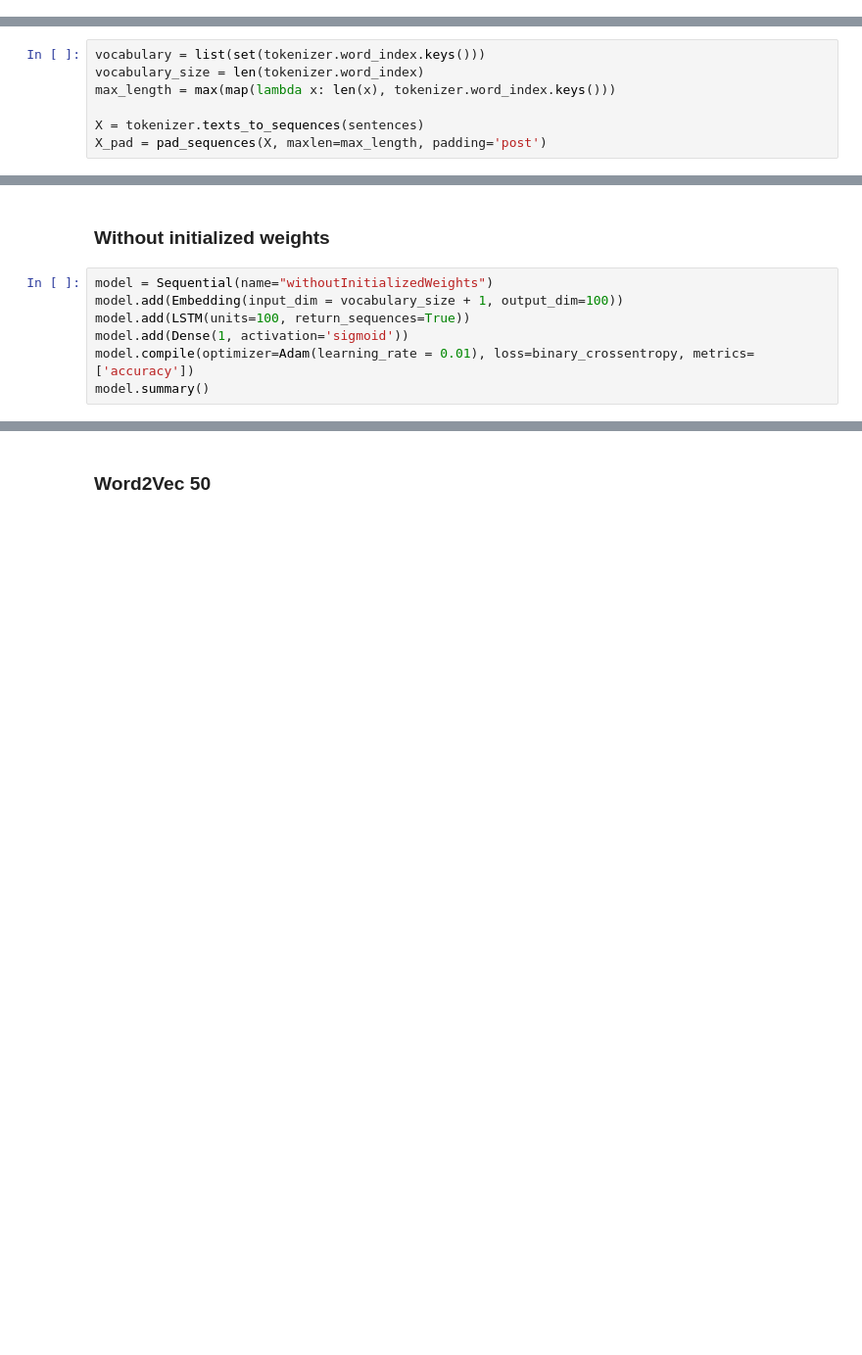
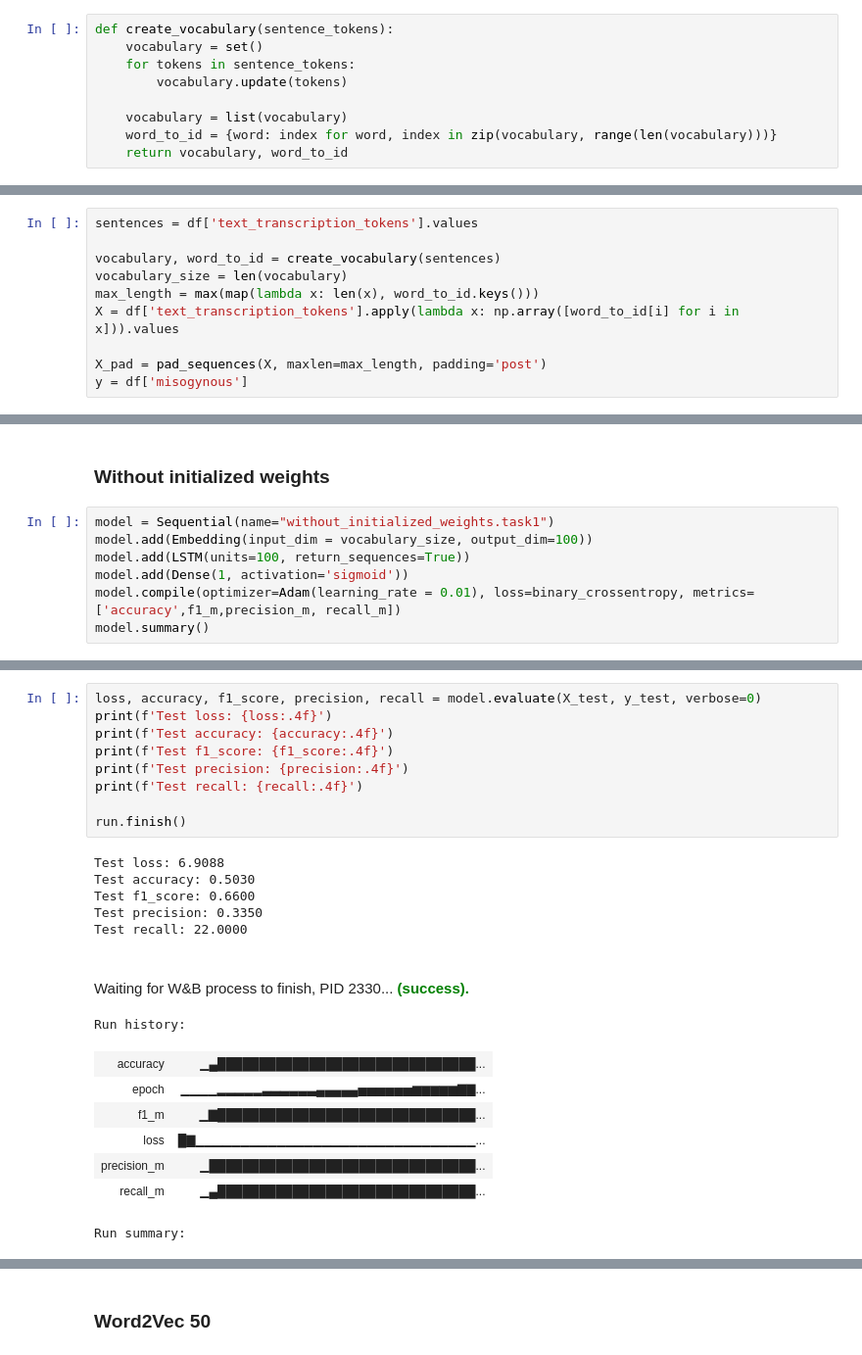
Before and after one commit to Aleksandar1932/NLP_2021, a Jupyter notebook: Laboratory Exercises/2/Laboratory Exercise 2.ipynb, the cells around one changed output, grey strips where cells are left out. Shown at 98% size. Saved outputs shown, nothing was run; the diff lists cells and outputs as text; blank space fills up the shorter version.

```diff
--- a/Laboratory Exercises/2/Laboratory Exercise 2.ipynb
+++ b/Laboratory Exercises/2/Laboratory Exercise 2.ipynb
@@ -22,3 +101,12 @@ def save(name, words, vectors, path='.'):
+# %%
+def create_vocabulary(sentence_tokens):
+    vocabulary = set()
+    for tokens in sentence_tokens:
+        vocabulary.update(tokens)
+
+    vocabulary = list(vocabulary)
+    word_to_id = {word: index for word, index in zip(vocabulary, range(len(vocabulary)))}
+    return vocabulary, word_to_id
 # %% [markdown]
 # Load Dataset
 # %%
@@ -84,7 +168,10 @@ tokenizer.fit_on_texts(sentences)
 # %%
-vocabulary = list(set(tokenizer.word_index.keys()))
-vocabulary_size = len(tokenizer.word_index)
-max_length = max(map(lambda x: len(x), tokenizer.word_index.keys()))
+sentences = df['text_transcription_tokens'].values
 
-X = tokenizer.texts_to_sequences(sentences)
+vocabulary, word_to_id = create_vocabulary(sentences)
+vocabulary_size = len(vocabulary)
+max_length = max(map(lambda x: len(x), word_to_id.keys()))
+X = df['text_transcription_tokens'].apply(lambda x: np.array([word_to_id[i] for i in x])).values
+
 X_pad = pad_sequences(X, maxlen=max_length, padding='post')
+y = df['misogynous']
@@ -114,10 +196,10 @@ X_train, X_test, y_train, y_test = train_test_split(X_pad, y, test_size=0.1)
 # %% [markdown]
 ### Without initialized weights
 # %%
-model = Sequential(name="withoutInitializedWeights")
-model.add(Embedding(input_dim = vocabulary_size + 1, output_dim=100))
+model = Sequential(name="without_initialized_weights.task1")
+model.add(Embedding(input_dim = vocabulary_size, output_dim=100))
 model.add(LSTM(units=100, return_sequences=True))
 model.add(Dense(1, activation='sigmoid'))
-model.compile(optimizer=Adam(learning_rate = 0.01), loss=binary_crossentropy, metrics=['accuracy'])
+model.compile(optimizer=Adam(learning_rate = 0.01), loss=binary_crossentropy, metrics=['accuracy',f1_m,precision_m, recall_m])
 model.summary()
 # %% [output]
@@ -179,0 +253,24 @@ Find logs at: ./wandb/run-20211113_173217-4k00y4cp/logs
+# %%
+loss, accuracy, f1_score, precision, recall = model.evaluate(X_test, y_test, verbose=0)
+print(f'Test loss: {loss:.4f}')
+print(f'Test accuracy: {accuracy:.4f}')
+print(f'Test f1_score: {f1_score:.4f}')
+print(f'Test precision: {precision:.4f}')
+print(f'Test recall: {recall:.4f}')
+
+run.finish()
+# %% [output]
+Test loss: 6.9088
+Test accuracy: 0.5030
+Test f1_score: 0.6600
+Test precision: 0.3350
+Test recall: 22.0000
+Waiting for W&B process to finish, PID 2330... (success).
+Run history:
+| accuracy | ▁▄███████████████████████████████... |
+| epoch | ▁▁▁▁▂▂▂▂▂▃▃▃▃▃▃▄▄▄▄▄▅▅▅▅▅▅▆▆▆▆▆▇▇... |
+| f1_m | ▁▇███████████████████████████████... |
+| loss | █▇▁▁▁▁▁▁▁▁▁▁▁▁▁▁▁▁▁▁▁▁▁▁▁▁▁▁▁▁▁▁▁... |
+| precision_m | ▁████████████████████████████████... |
+| recall_m | ▁▄███████████████████████████████... |
+Run summary:
```
Also changed, not shown: parts of 45 cells of this notebook, 1 other file.
